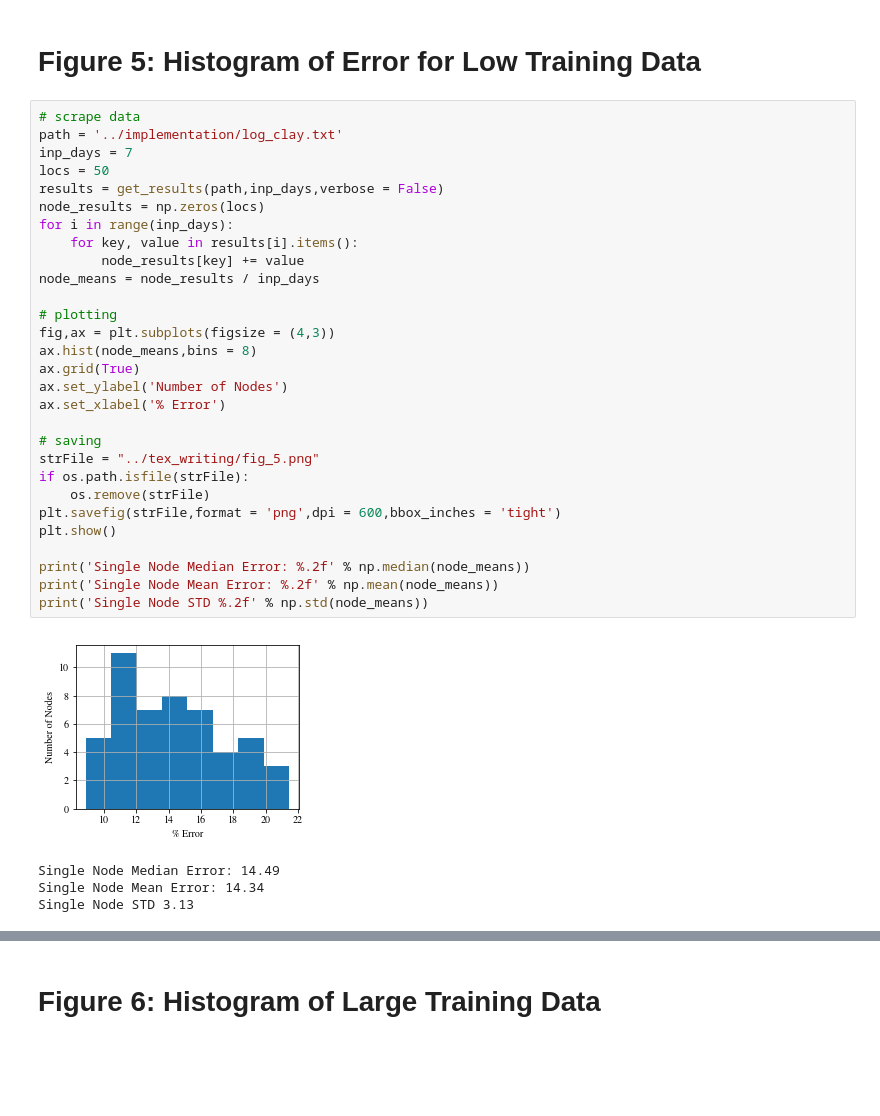
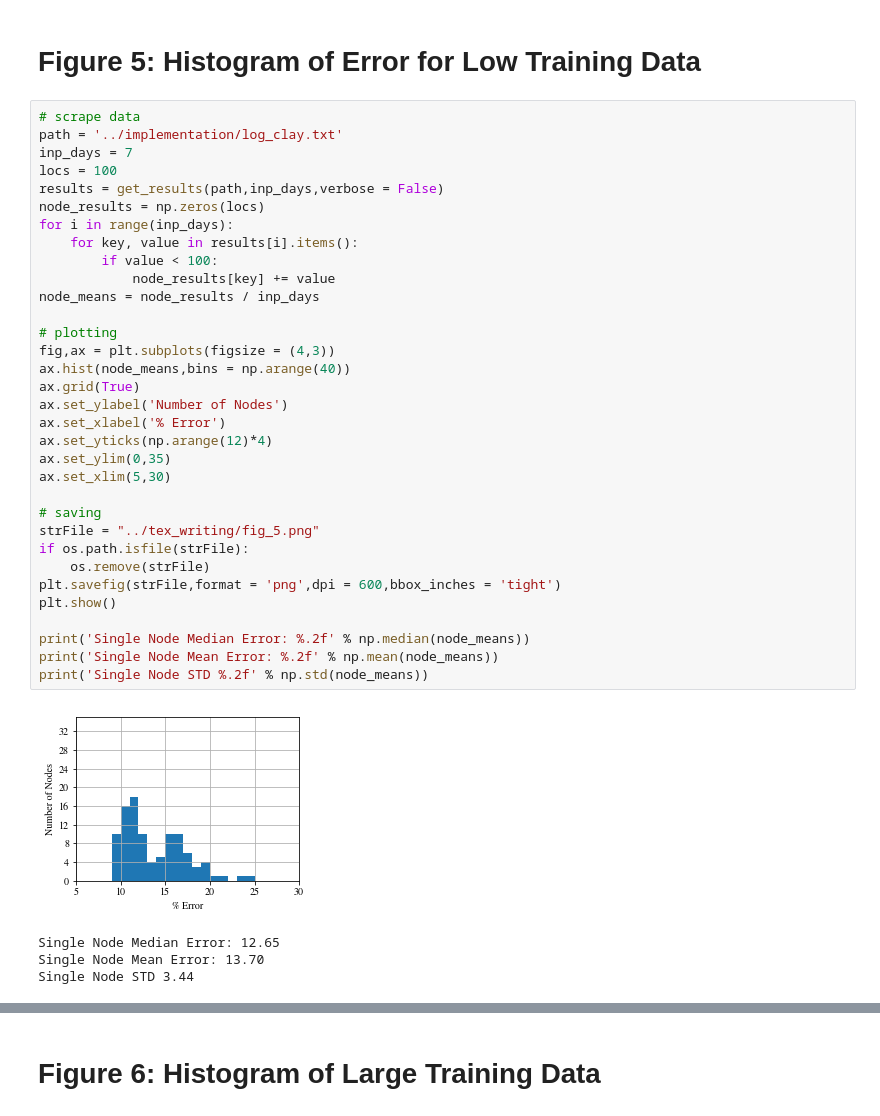
Before and after one commit to celmore25/neural_net_predictions, a Jupyter notebook: data_vis/graph_generator.ipynb, the cells around one changed output, grey strips where cells are left out. Drawn from its saved outputs; the diff is of its cells as text; blank space fills up the shorter version.

```diff
--- a/data_vis/graph_generator.ipynb
+++ b/data_vis/graph_generator.ipynb
@@ -137,34 +137,38 @@ plt.show()
 # %%
 # scrape data
 path = '../implementation/log_clay.txt'
 inp_days = 7
-locs = 50
+locs = 100
 results = get_results(path,inp_days,verbose = False)
 node_results = np.zeros(locs)
 for i in range(inp_days):
     for key, value in results[i].items():
-        node_results[key] += value
+        if value < 100:
+            node_results[key] += value
 node_means = node_results / inp_days
 
 # plotting
 fig,ax = plt.subplots(figsize = (4,3))
-ax.hist(node_means,bins = 8)
+ax.hist(node_means,bins = np.arange(40))
 ax.grid(True)
 ax.set_ylabel('Number of Nodes')
 ax.set_xlabel('% Error')
+ax.set_yticks(np.arange(12)*4)
+ax.set_ylim(0,35)
+ax.set_xlim(5,30)
 
 # saving
 strFile = "../tex_writing/fig_5.png"
 if os.path.isfile(strFile):
     os.remove(strFile)
 plt.savefig(strFile,format = 'png',dpi = 600,bbox_inches = 'tight')
 plt.show()
 
 print('Single Node Median Error: %.2f' % np.median(node_means))
 print('Single Node Mean Error: %.2f' % np.mean(node_means))
 print('Single Node STD %.2f' % np.std(node_means))
 # %% [output]
-[figure, old version]
+[figure, new version]
-Single Node Median Error: 14.49
-Single Node Mean Error: 14.34
-Single Node STD 3.13
+Single Node Median Error: 12.65
+Single Node Mean Error: 13.70
+Single Node STD 3.44
```
Also changed, not shown: parts of 6 cells of this notebook, 8 other files.
